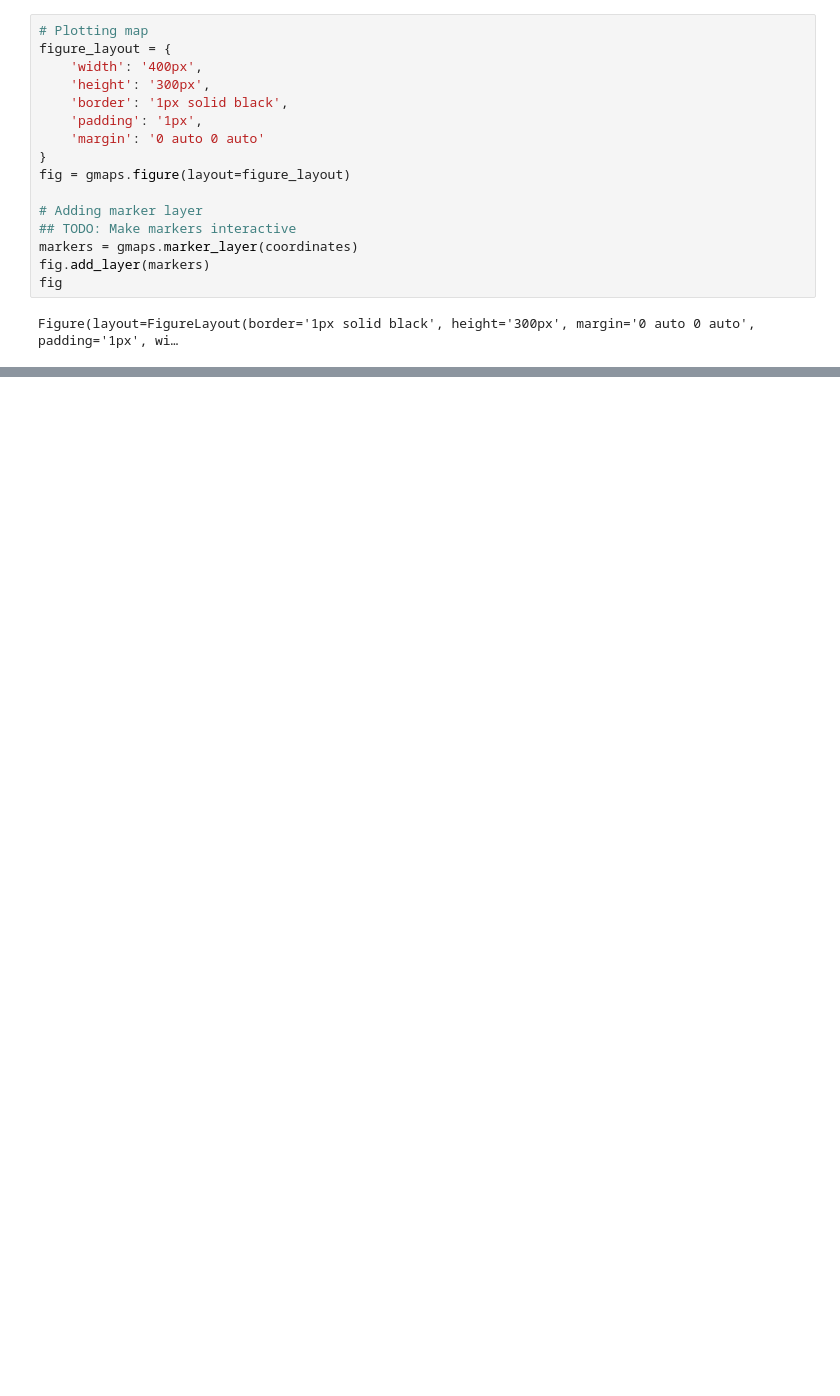
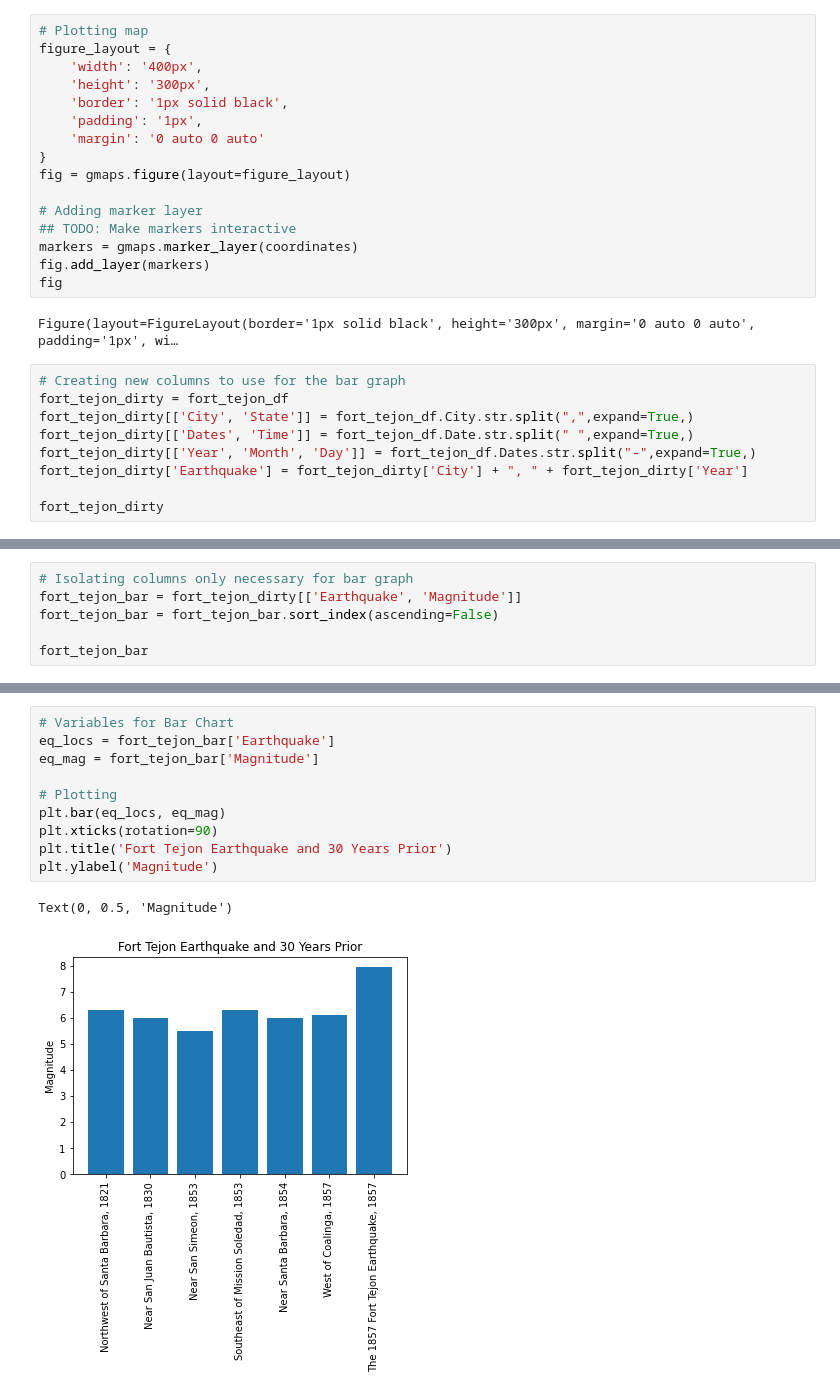
Before and after one commit to chronicJatt/Project-1, a Jupyter notebook: 1857 Fort Tejon Earthquake.ipynb, the cells around one changed output, grey strips where cells are left out. Drawn from its saved outputs; the diff is of its cells as text; blank space fills up the shorter version.

Commit message:
Bar Graphs
First Bar Graphs Generated

```diff
--- a/1857 Fort Tejon Earthquake.ipynb
+++ b/1857 Fort Tejon Earthquake.ipynb
@@ -125,3 +119,12 @@ fig.add_layer(markers)
 fig
 # %% [output]
 Figure(layout=FigureLayout(border='1px solid black', height='300px', margin='0 auto 0 auto', padding='1px', wi…
+# %%
+# Creating new columns to use for the bar graph
+fort_tejon_dirty = fort_tejon_df
+fort_tejon_dirty[['City', 'State']] = fort_tejon_df.City.str.split(",",expand=True,)
+fort_tejon_dirty[['Dates', 'Time']] = fort_tejon_df.Date.str.split(" ",expand=True,)
+fort_tejon_dirty[['Year', 'Month', 'Day']] = fort_tejon_df.Dates.str.split("-",expand=True,)
+fort_tejon_dirty['Earthquake'] = fort_tejon_dirty['City'] + ", " + fort_tejon_dirty['Year']
+
+fort_tejon_dirty
@@ -127,0 +141,6 @@ Figure(layout=FigureLayout(border='1px solid black', height='300px', margin='0 a
+# %%
+# Isolating columns only necessary for bar graph
+fort_tejon_bar = fort_tejon_dirty[['Earthquake', 'Magnitude']]
+fort_tejon_bar = fort_tejon_bar.sort_index(ascending=False)
+
+fort_tejon_bar
@@ -127,0 +157,13 @@ Figure(layout=FigureLayout(border='1px solid black', height='300px', margin='0 a
+# %%
+# Variables for Bar Chart
+eq_locs = fort_tejon_bar['Earthquake']
+eq_mag = fort_tejon_bar['Magnitude']
+
+# Plotting
+plt.bar(eq_locs, eq_mag)
+plt.xticks(rotation=90)
+plt.title('Fort Tejon Earthquake and 30 Years Prior')
+plt.ylabel('Magnitude')
+# %% [output]
+Text(0, 0.5, 'Magnitude')
+[figure, added]
```
Also changed, not shown: parts of 6 cells of this notebook, 1 other file.
